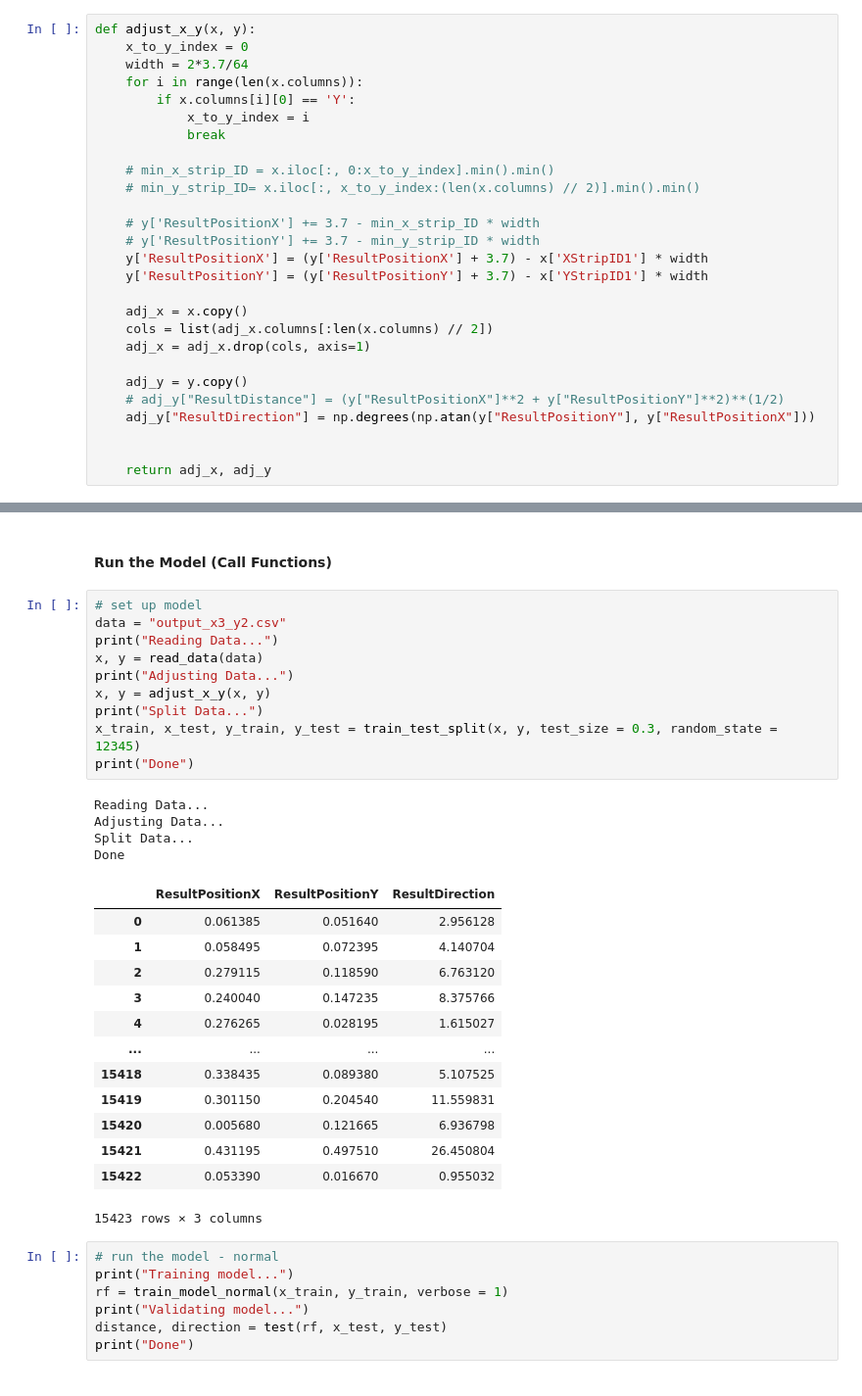
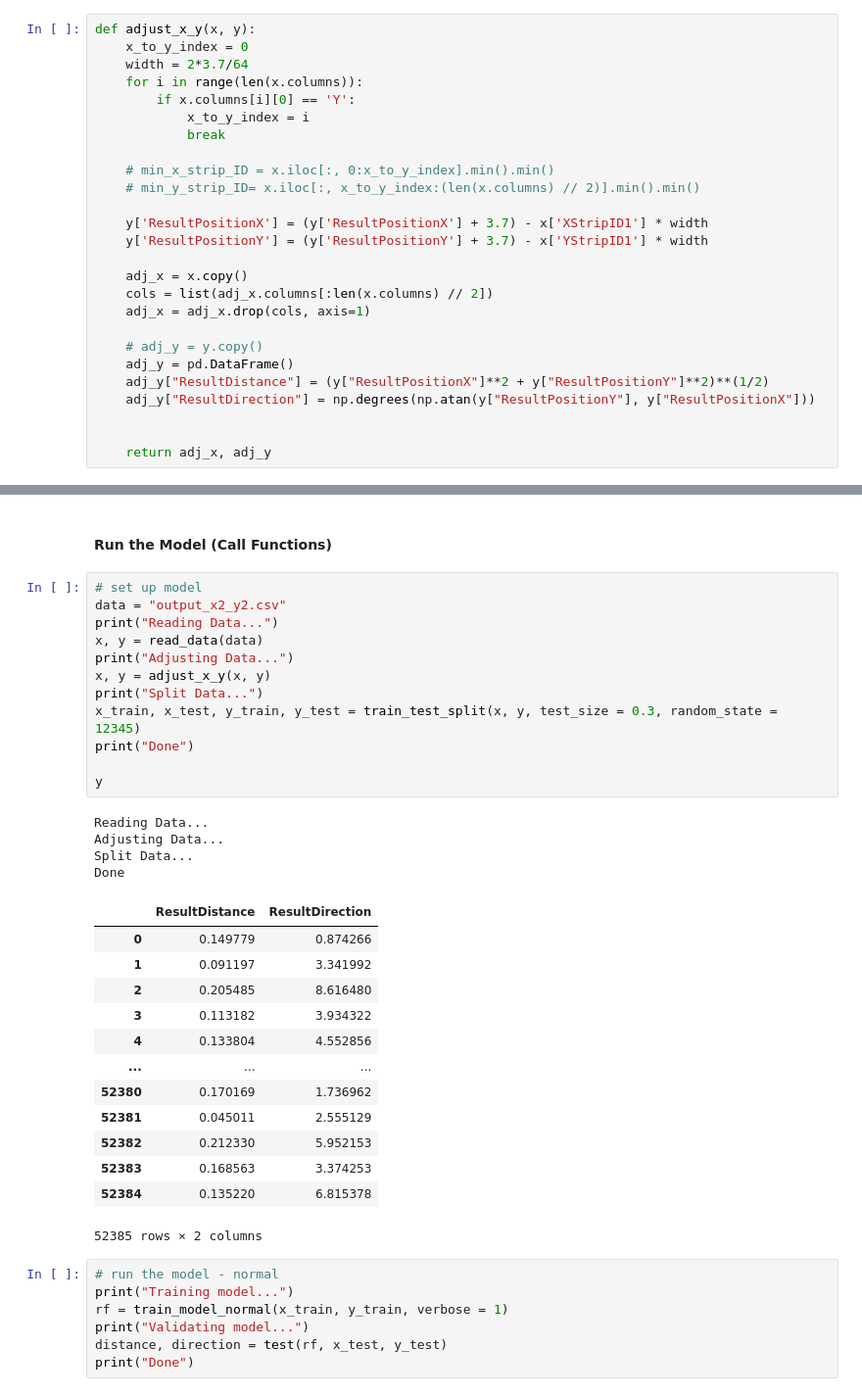
Before and after one commit to arj-shriv/COSI, a Jupyter notebook: random_forests.ipynb, the cells around one changed output, grey strips where cells are left out. Shown at 98% size. Drawn from its saved outputs; the diff is of its cells as text.

```diff
--- a/random_forests.ipynb
+++ b/random_forests.ipynb
@@ -40,8 +40,6 @@ def adjust_x_y(x, y):
     # min_x_strip_ID = x.iloc[:, 0:x_to_y_index].min().min()
     # min_y_strip_ID= x.iloc[:, x_to_y_index:(len(x.columns) // 2)].min().min()
 
-    # y['ResultPositionX'] += 3.7 - min_x_strip_ID * width
-    # y['ResultPositionY'] += 3.7 - min_y_strip_ID * width
     y['ResultPositionX'] = (y['ResultPositionX'] + 3.7) - x['XStripID1'] * width
     y['ResultPositionY'] = (y['ResultPositionY'] + 3.7) - x['YStripID1'] * width
 
@@ -49,8 +47,9 @@ def adjust_x_y(x, y):
     cols = list(adj_x.columns[:len(x.columns) // 2])
     adj_x = adj_x.drop(cols, axis=1)
 
-    adj_y = y.copy()
-    # adj_y["ResultDistance"] = (y["ResultPositionX"]**2 + y["ResultPositionY"]**2)**(1/2)
+    # adj_y = y.copy()
+    adj_y = pd.DataFrame()
+    adj_y["ResultDistance"] = (y["ResultPositionX"]**2 + y["ResultPositionY"]**2)**(1/2)
     adj_y["ResultDirection"] = np.degrees(np.atan(y["ResultPositionY"], y["ResultPositionX"]))
 
 
@@ -212,32 +206,34 @@ def train_depth(x_train, x_test, y_train, y_test, verbose = 1):
 #### Run the Model (Call Functions)
 # %%
 # set up model
-data = "output_x3_y2.csv"
+data = "output_x2_y2.csv"
 print("Reading Data...")
 x, y = read_data(data)
 print("Adjusting Data...")
 x, y = adjust_x_y(x, y)
 print("Split Data...")
 x_train, x_test, y_train, y_test = train_test_split(x, y, test_size = 0.3, random_state = 12345)
 print("Done")
+
+y
 # %% [output]
 Reading Data...
 Adjusting Data...
 Split Data...
 Done
-|  | ResultPositionX | ResultPositionY | ResultDirection |
-| 0 | 0.061385 | 0.051640 | 2.956128 |
-| 1 | 0.058495 | 0.072395 | 4.140704 |
-| 2 | 0.279115 | 0.118590 | 6.763120 |
-| 3 | 0.240040 | 0.147235 | 8.375766 |
-| 4 | 0.276265 | 0.028195 | 1.615027 |
-| ... | ... | ... | ... |
-| 15418 | 0.338435 | 0.089380 | 5.107525 |
-| 15419 | 0.301150 | 0.204540 | 11.559831 |
-| 15420 | 0.005680 | 0.121665 | 6.936798 |
-| 15421 | 0.431195 | 0.497510 | 26.450804 |
-| 15422 | 0.053390 | 0.016670 | 0.955032 |
+|  | ResultDistance | ResultDirection |
+| 0 | 0.149779 | 0.874266 |
+| 1 | 0.091197 | 3.341992 |
+| 2 | 0.205485 | 8.616480 |
+| 3 | 0.113182 | 3.934322 |
+| 4 | 0.133804 | 4.552856 |
+| ... | ... | ... |
+| 52380 | 0.170169 | 1.736962 |
+| 52381 | 0.045011 | 2.555129 |
+| 52382 | 0.212330 | 5.952153 |
+| 52383 | 0.168563 | 3.374253 |
+| 52384 | 0.135220 | 6.815378 |
-15423 rows × 3 columns
+52385 rows × 2 columns
 # %%
 # run the model - normal
 print("Training model...")
```
Also changed, not shown: parts of 10 cells of this notebook, 1 other file.
